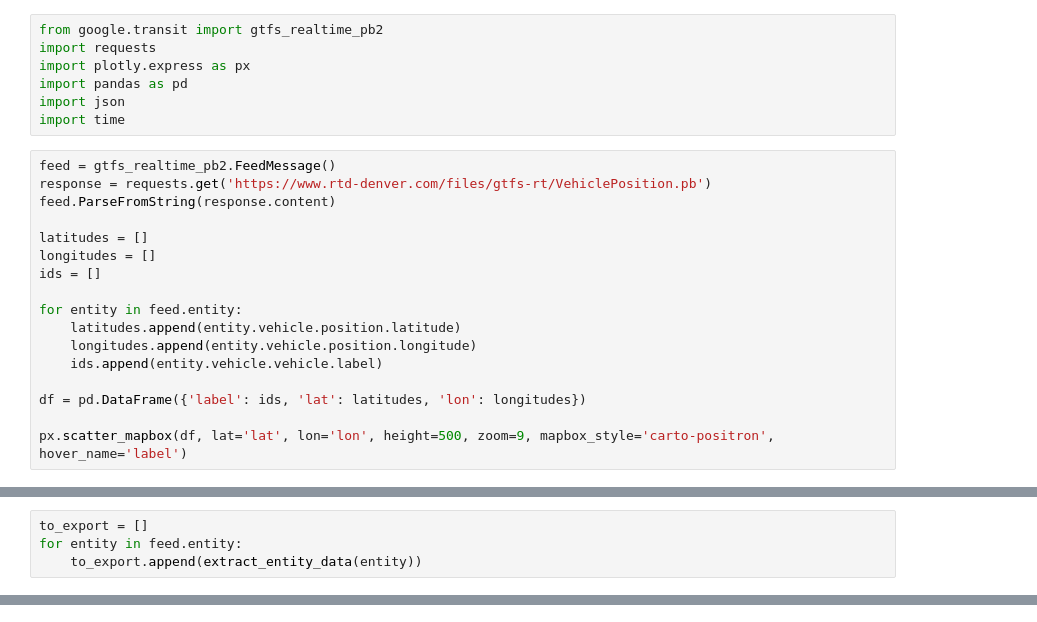
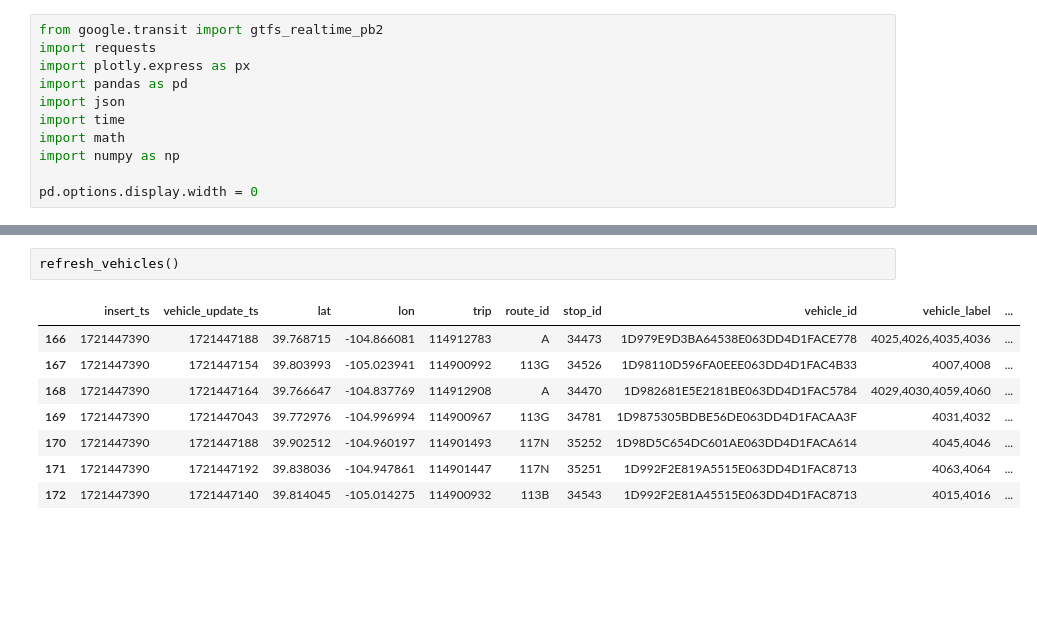
Before and after one commit to brasich/train-outside, a Jupyter notebook: rtd rt scratch.ipynb, the cells around one changed output, grey strips where cells are left out. Drawn from its saved outputs; the diff is of its cells as text; blank space fills up the shorter version.

```diff
--- a/rtd rt scratch.ipynb
+++ b/rtd rt scratch.ipynb
@@ -5,20 +5,7 @@ import plotly.express as px
 import pandas as pd
 import json
 import time
+import math
+import numpy as np
+
+pd.options.display.width = 0
-# %%
-feed = gtfs_realtime_pb2.FeedMessage()
-response = requests.get('https://www.rtd-denver.com/files/gtfs-rt/VehiclePosition.pb')
-feed.ParseFromString(response.content)
-
-latitudes = []
-longitudes = []
-ids = []
-
-for entity in feed.entity:
-    latitudes.append(entity.vehicle.position.latitude)
-    longitudes.append(entity.vehicle.position.longitude)
-    ids.append(entity.vehicle.vehicle.label)
-
-df = pd.DataFrame({'label': ids, 'lat': latitudes, 'lon': longitudes})
-
-px.scatter_mapbox(df, lat='lat', lon='lon', height=500, zoom=9, mapbox_style='carto-positron', hover_name='label')
@@ -41,4 +11,0 @@ def extract_entity_data(entity):
-# %%
-to_export = []
-for entity in feed.entity:
-    to_export.append(extract_entity_data(entity))
@@ -65,0 +102,11 @@ NameError: name 'trips' is not defined
+# %%
+refresh_vehicles()
+# %% [output]
+|  | insert_ts | vehicle_update_ts | lat | lon | trip | route_id | stop_id | vehicle_id | vehicle_label | ... |
+| 166 | 1721447390 | 1721447188 | 39.768715 | -104.866081 | 114912783 | A | 34473 | 1D979E9D3BA64538E063DD4D1FACE778 | 4025,4026,4035,4036 | ... |
+| 167 | 1721447390 | 1721447154 | 39.803993 | -105.023941 | 114900992 | 113G | 34526 | 1D98110D596FA0EEE063DD4D1FAC4B33 | 4007,4008 | ... |
+| 168 | 1721447390 | 1721447164 | 39.766647 | -104.837769 | 114912908 | A | 34470 | 1D982681E5E2181BE063DD4D1FAC5784 | 4029,4030,4059,4060 | ... |
+| 169 | 1721447390 | 1721447043 | 39.772976 | -104.996994 | 114900967 | 113G | 34781 | 1D9875305BDBE56DE063DD4D1FACAA3F | 4031,4032 | ... |
+| 170 | 1721447390 | 1721447188 | 39.902512 | -104.960197 | 114901493 | 117N | 35252 | 1D98D5C654DC601AE063DD4D1FACA614 | 4045,4046 | ... |
+| 171 | 1721447390 | 1721447192 | 39.838036 | -104.947861 | 114901447 | 117N | 35251 | 1D992F2E819A5515E063DD4D1FAC8713 | 4063,4064 | ... |
+| 172 | 1721447390 | 1721447140 | 39.814045 | -105.014275 | 114900932 | 113B | 34543 | 1D992F2E81A45515E063DD4D1FAC8713 | 4015,4016 | ... |
```
Also changed, not shown: parts of 9 cells of this notebook, 5 other files.
